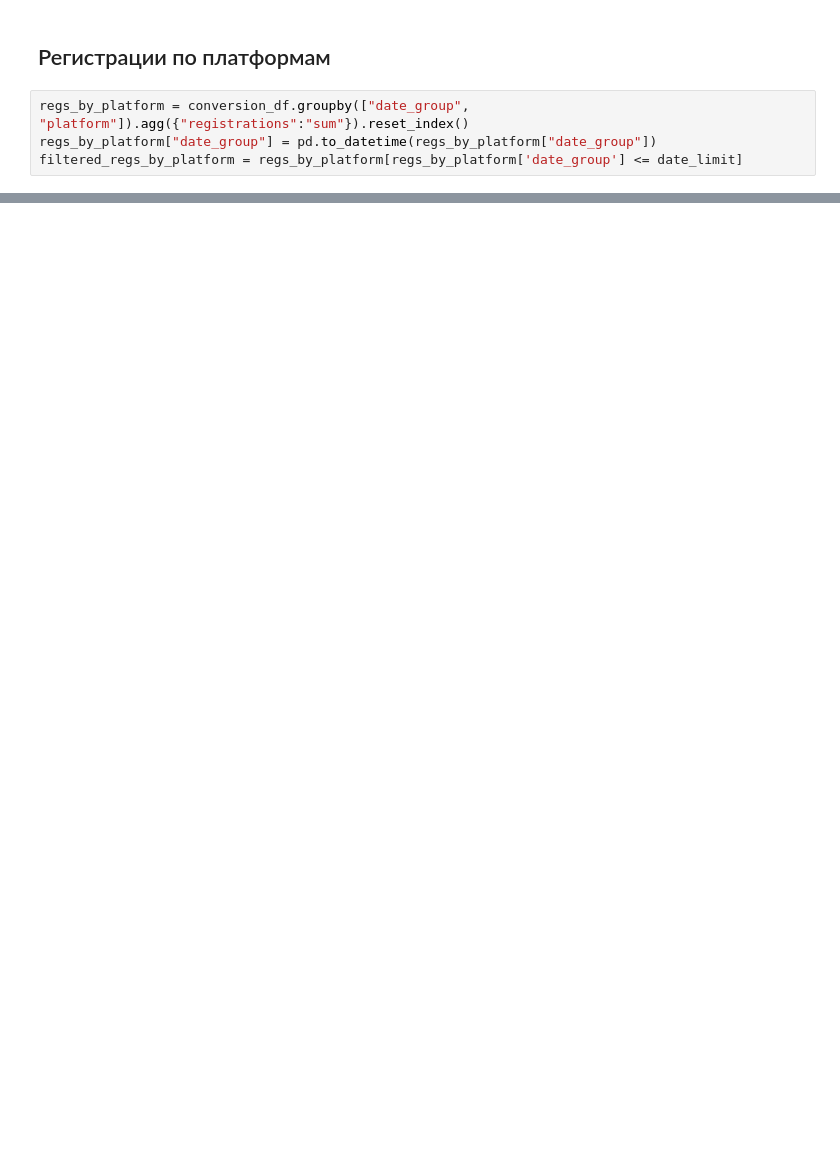
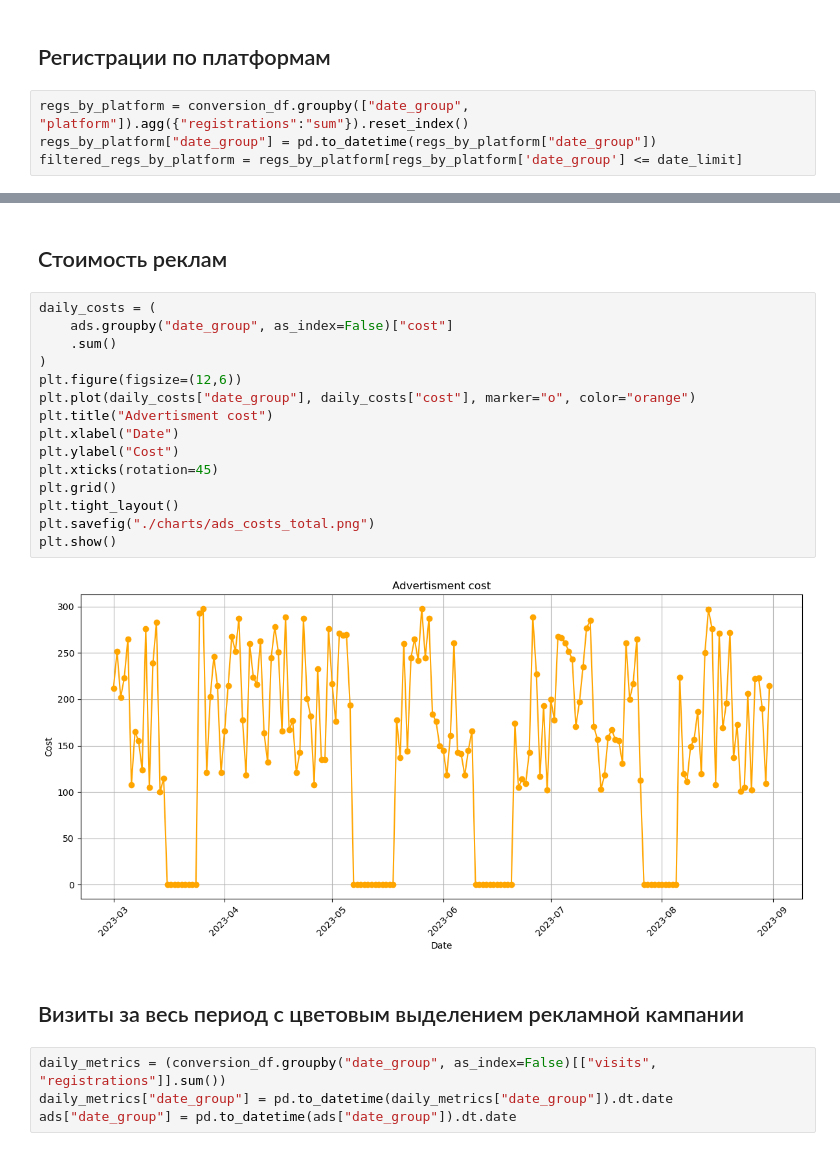
Before and after one commit to CodingKarp/data-analytics-project-100, a Jupyter notebook: analysis.ipynb, the cells around one changed output, grey strips where cells are left out. Saved outputs shown, nothing was run; the diff lists cells and outputs as text; blank space fills up the shorter version.

```diff
--- a/analysis.ipynb
+++ b/analysis.ipynb
@@ -293,0 +335,25 @@ plt.show()
+# %% [markdown]
+## Стоимость реклам
+# %%
+daily_costs = (
+    ads.groupby("date_group", as_index=False)["cost"]
+    .sum()
+)
+plt.figure(figsize=(12,6))
+plt.plot(daily_costs["date_group"], daily_costs["cost"], marker="o", color="orange")
+plt.title("Advertisment cost")
+plt.xlabel("Date")
+plt.ylabel("Cost")
+plt.xticks(rotation=45)
+plt.grid()
+plt.tight_layout()
+plt.savefig("./charts/ads_costs_total.png")
+plt.show()
+# %% [output]
+[figure, added]
+# %% [markdown]
+## Визиты за весь период с цветовым выделением рекламной кампании
+# %%
+daily_metrics = (conversion_df.groupby("date_group", as_index=False)[["visits", "registrations"]].sum())
+daily_metrics["date_group"] = pd.to_datetime(daily_metrics["date_group"]).dt.date
+ads["date_group"] = pd.to_datetime(ads["date_group"]).dt.date
```
Also changed, not shown: parts of 12 cells of this notebook, 11 other files.
